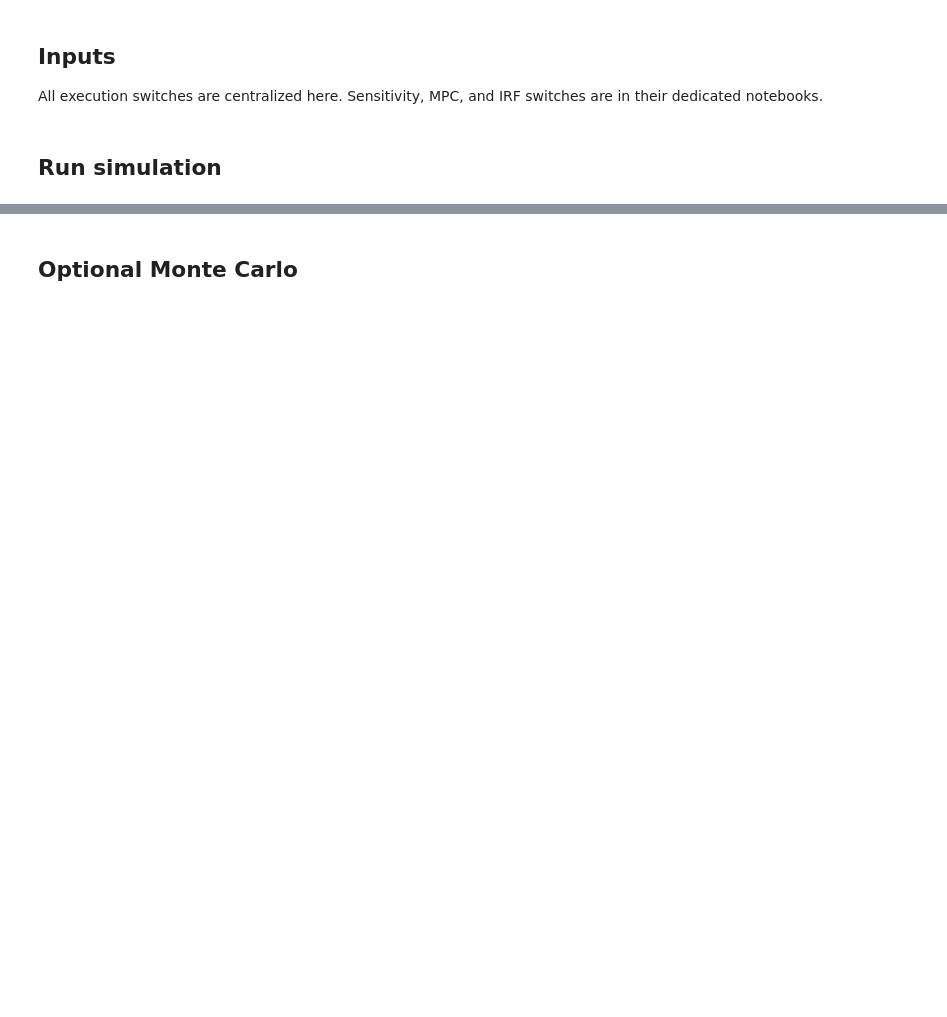
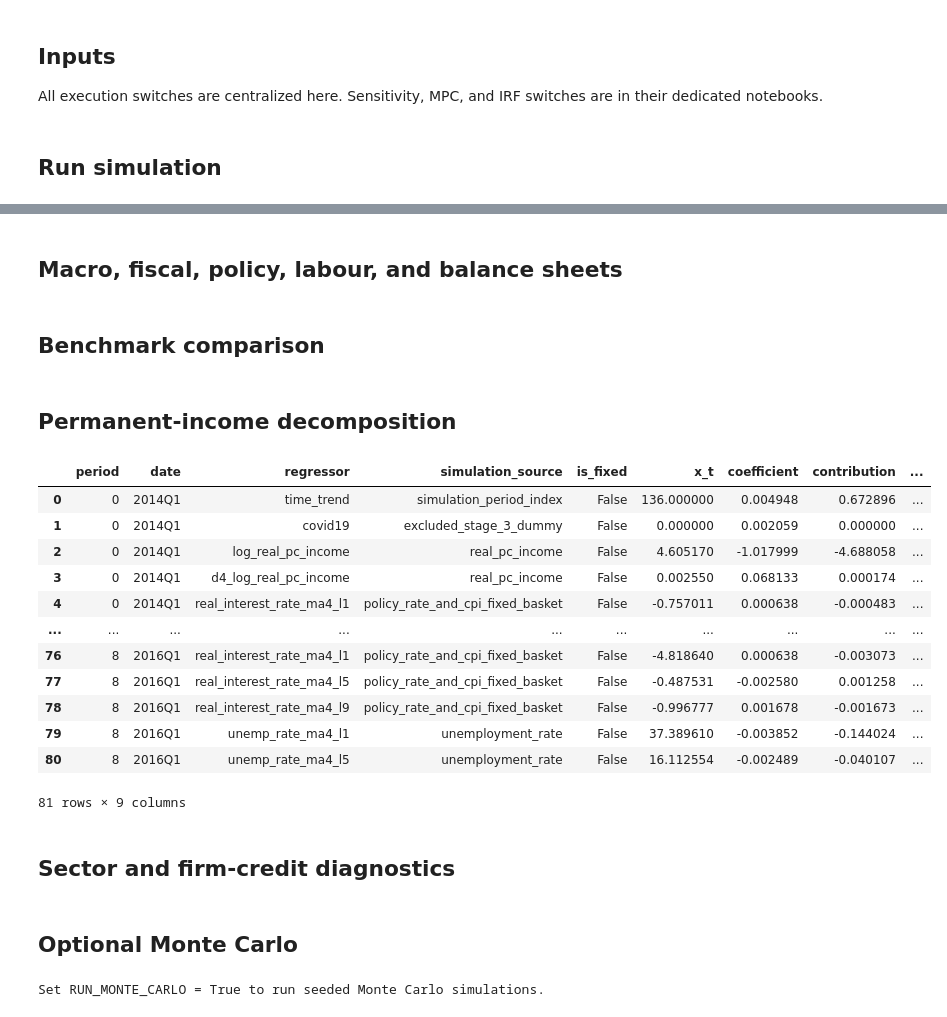
Before and after one commit to INET-Complexity/INET-consumption, a Jupyter notebook: run_model/run_model.ipynb, the cells around one changed output, grey strips where cells are left out. Cells and saved outputs as stored; diff of their text form; code cells hidden in the pictures; blank space fills up the shorter version.

```diff
--- a/run_model/run_model.ipynb
+++ b/run_model/run_model.ipynb
@@ -34,7 +54,7 @@ SCENARIO_NAME = "calibrated_consumption"
 
 run_config = NotebookRunConfig(
     seed=232,
-    t_max=150,
+    t_max=50,
     country_iso3="FRA",
     run_benchmark=RUN_BENCHMARK,
     force_rebuild_data=True,
@@ -75,0 +122,2 @@ validate_notebook_state(state)
+# %% [markdown]
+## Macro, fiscal, policy, labour, and balance sheets
@@ -75,0 +137,2 @@ validate_notebook_state(state)
+# %% [markdown]
+## Benchmark comparison
@@ -75,0 +147,38 @@ validate_notebook_state(state)
+# %% [markdown]
+## Permanent-income decomposition
+# %%
+decomposition = build_permanent_income_log_ratio_decomposition_df(
+    simulation,
+    country_code=COUNTRY,
+    reducer="mean",
+    include_log_real_pc_income=True,
+)
+plot_permanent_income_log_ratio_decomposition(
+    simulation,
+    country_code=COUNTRY,
+    columns=["ln_y_p_over_y", "common_log_ratio"],
+    reducer="mean",
+)
+contributions = build_permanent_income_forecast_contribution_table(
+    simulation,
+    country_code=COUNTRY,
+    periods=list(range(9)),
+    include_fixed=False,
+)
+contributions
+# %% [output]
+|  | period | date | regressor | simulation_source | is_fixed | x_t | coefficient | contribution | ... |
+| 0 | 0 | 2014Q1 | time_trend | simulation_period_index | False | 136.000000 | 0.004948 | 0.672896 | ... |
+| 1 | 0 | 2014Q1 | covid19 | excluded_stage_3_dummy | False | 0.000000 | 0.002059 | 0.000000 | ... |
+| 2 | 0 | 2014Q1 | log_real_pc_income | real_pc_income | False | 4.605170 | -1.017999 | -4.688058 | ... |
+| 3 | 0 | 2014Q1 | d4_log_real_pc_income | real_pc_income | False | 0.002550 | 0.068133 | 0.000174 | ... |
+| 4 | 0 | 2014Q1 | real_interest_rate_ma4_l1 | policy_rate_and_cpi_fixed_basket | False | -0.757011 | 0.000638 | -0.000483 | ... |
+| ... | ... | ... | ... | ... | ... | ... | ... | ... | ... |
+| 76 | 8 | 2016Q1 | real_interest_rate_ma4_l1 | policy_rate_and_cpi_fixed_basket | False | -4.818640 | 0.000638 | -0.003073 | ... |
+| 77 | 8 | 2016Q1 | real_interest_rate_ma4_l5 | policy_rate_and_cpi_fixed_basket | False | -0.487531 | -0.002580 | 0.001258 | ... |
+| 78 | 8 | 2016Q1 | real_interest_rate_ma4_l9 | policy_rate_and_cpi_fixed_basket | False | -0.996777 | 0.001678 | -0.001673 | ... |
+| 79 | 8 | 2016Q1 | unemp_rate_ma4_l1 | unemployment_rate | False | 37.389610 | -0.003852 | -0.144024 | ... |
+| 80 | 8 | 2016Q1 | unemp_rate_ma4_l5 | unemployment_rate | False | 16.112554 | -0.002489 | -0.040107 | ... |
+81 rows × 9 columns
+# %% [markdown]
+## Sector and firm-credit diagnostics
@@ -92,3 +223,5 @@ if RUN_MONTE_CARLO:
     plot_mc(mc=mc, cols=list(MACRO_COLUMNS), no_cols=4, country_code=COUNTRY)
 else:
     print("Set RUN_MONTE_CARLO = True to run seeded Monte Carlo simulations.")
+# %% [output]
+Set RUN_MONTE_CARLO = True to run seeded Monte Carlo simulations.
```
Also changed, not shown: parts of 8 cells of this notebook, 11 other files.
